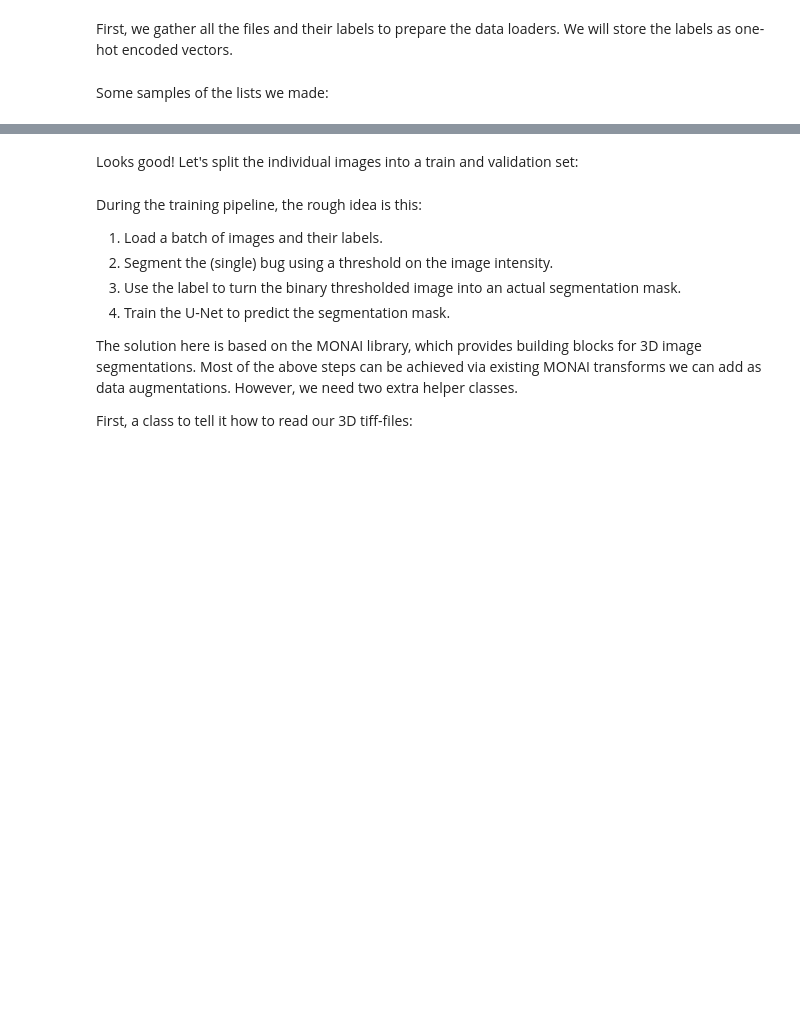
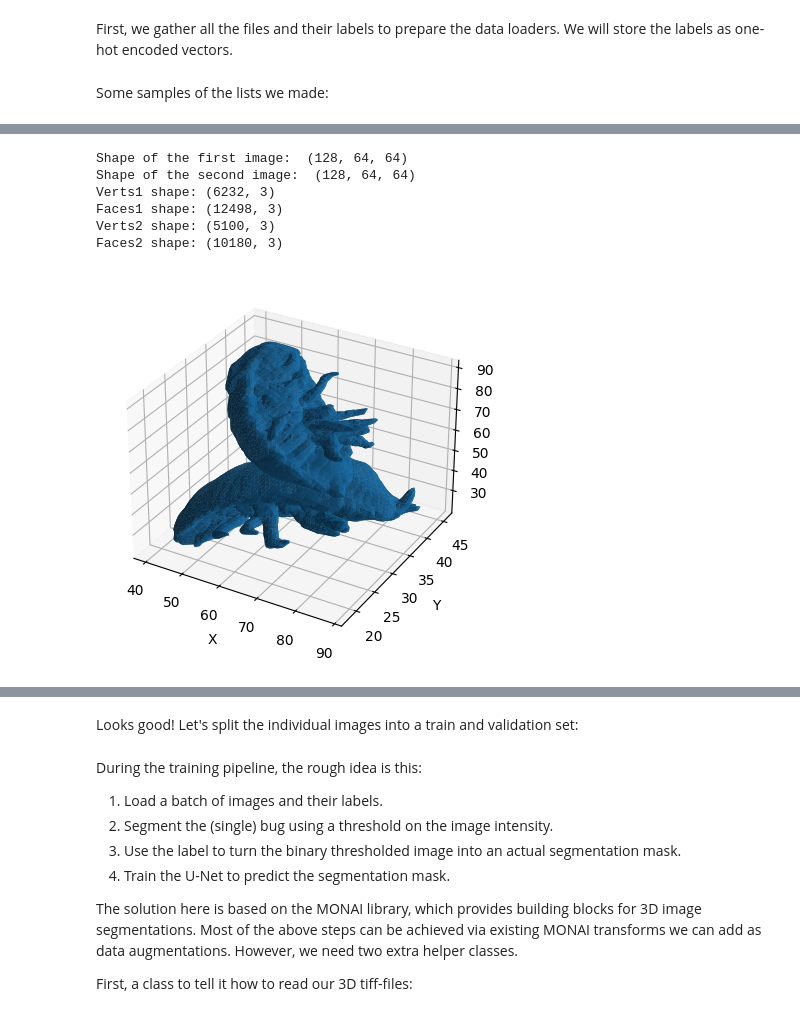
Before and after one commit to mich3leRusso/BugNist_Unet, a Jupyter notebook: u_net_baseline.ipynb, the cells around one changed output, grey strips where cells are left out. Cells and saved outputs as stored; diff of their text form; code cells hidden in the pictures; blank space fills up the shorter version.

```diff
--- a/u_net_baseline.ipynb
+++ b/u_net_baseline.ipynb
@@ -50,0 +236,61 @@ labels[:5]
+# %%
+import numpy as np
+from skimage import measure
+import tifffile
+import matplotlib.pyplot as plt
+from mpl_toolkits.mplot3d import Axes3D
+
+def plot_surface(filepath1, filepath2):
+    """
+    This function calculates the surfaces (using marching cubes), and displays them in 3D
+    """
+    # Read the first image
+    img1 = tifffile.imread(filepath1)
+    print("Shape of the first image: ", img1.shape)
+
+    # Read the second image
+    img2 = tifffile.imread(filepath2)
+    print("Shape of the second image: ", img2.shape)
+
+    # Resize both images to (128, 64, 64)
+    img1_resized = img1[:128, :64, :64]
+    img2_resized = img2[:128, :64, :64]
+
+    # Extract surface from the first image
+    verts1, faces1, _, _ = measure.marching_cubes(img1_resized, level=42)
+    print("Verts1 shape:", verts1.shape)
+    print("Faces1 shape:", faces1.shape)
+
+    # Extract surface from the second image
+    verts2, faces2, _, _ = measure.marching_cubes(img2_resized, level=42)
+    print("Verts2 shape:", verts2.shape)
+    print("Faces2 shape:", faces2.shape)
+
+    # Translate the vertices of the second surface to avoid overlap
+    max_z = np.max(verts1[:, 2])
+    verts2_translated = verts2 + [0, 0, max_z + 1]  # Shift along z-axis to avoid overlap
+
+    # Combine vertices and faces of both surfaces
+    combined_verts = np.vstack((verts1, verts2_translated))
+    combined_faces = np.vstack((faces1, faces2 + len(verts1)))  # Adjust indices for second surface
+
+    # Plot the combined surface
+    fig = plt.figure()
+    ax = fig.add_subplot(111, projection='3d')
+    ax.plot_trisurf(combined_verts[:, 0], combined_verts[:, 1], combined_verts[:, 2], triangles=combined_faces)
+    ax.set_xlabel('X')
+    ax.set_ylabel('Y')
+    ax.set_zlabel('Z')
+    plt.show()
+
+
+# Example usage:
+plot_surface(images[1], images[2])
+# %% [output]
+Shape of the first image:  (128, 64, 64)
+Shape of the second image:  (128, 64, 64)
+Verts1 shape: (6232, 3)
+Faces1 shape: (12498, 3)
+Verts2 shape: (5100, 3)
+Faces2 shape: (10180, 3)
+[figure, added]
```
Also changed, not shown: parts of 14 cells of this notebook.
